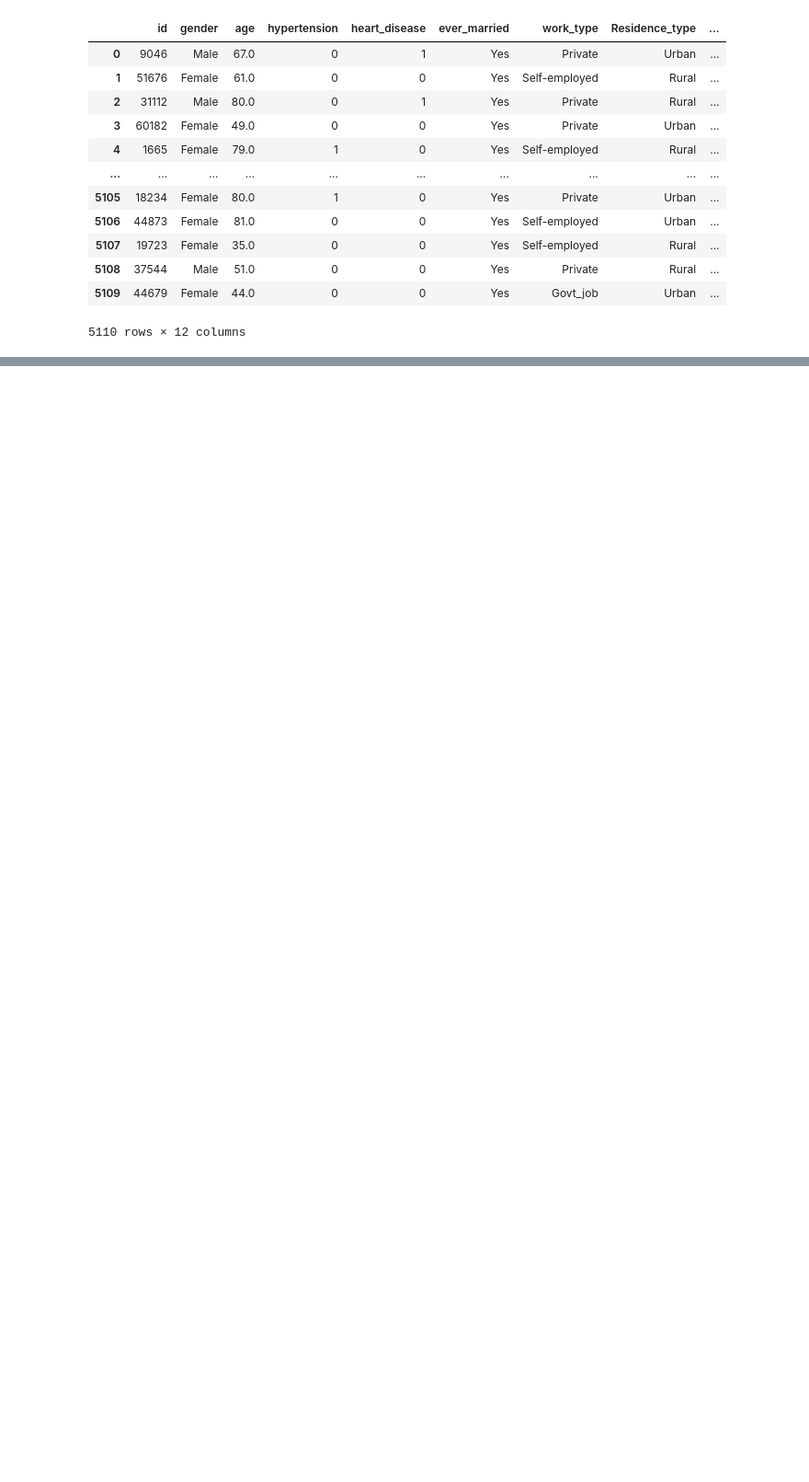
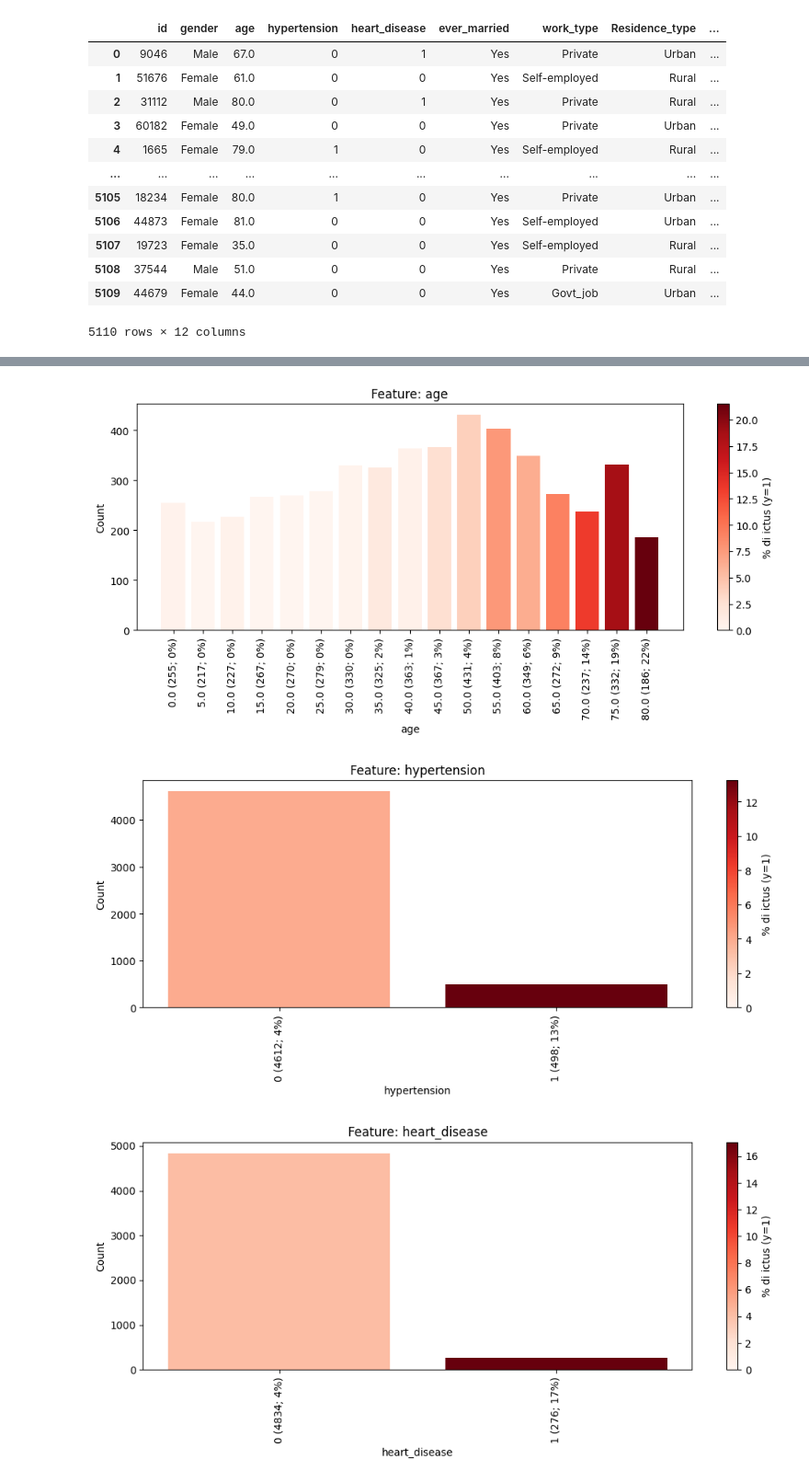
Before and after one commit to davidMarabottini/studio_data_science, a Jupyter notebook: 09-riduzione-dimensionalita/65.2-kernel-pca-on-stroke-dataset.ipynb, the cells around one changed output, grey strips where cells are left out. Shown: that part at 92% size. Saved outputs shown, nothing was run; the diff lists cells and outputs as text; code cells hidden in the pictures; blank space fills up the shorter version.

```diff
--- a/09-riduzione-dimensionalita/65.2-kernel-pca-on-stroke-dataset.ipynb
+++ b/09-riduzione-dimensionalita/65.2-kernel-pca-on-stroke-dataset.ipynb
@@ -40,0 +38,6 @@ y = stroke['stroke'].values
+# %%
+numerical_features = X_pre.select_dtypes(include=np.number).columns
+categorical_features = X_pre.select_dtypes(exclude=np.number).columns
+
+print(f"Numerical features: {numerical_features}")
+print(f"Categorical features: {categorical_features}")
@@ -40,0 +51,43 @@ y = stroke['stroke'].values
+# %%
+def print_features_bar(X, feature, y, type='numerical'):
+    fig, ax = plt.subplots(figsize=(12, 4))
+
+    temp = X.copy()
+    temp['y'] = y
+    temp['bin'] = temp[feature] // 5 * 5 if temp[feature].nunique() > 20 and type=='numerical' else temp[feature]
+
+    grouped = temp.groupby('bin').agg(
+        count = ('y', 'size'),
+        perc_y1 = ('y', lambda x: 100 * (x.sum() / len(x)))
+    ).sort_index()
+
+    cmap = plt.cm.Reds
+    normed = grouped['perc_y1'] / grouped['perc_y1'].max()
+    colors = cmap(normed)
+
+    bars = ax.bar(range(len(grouped)), grouped['count'], color=colors)
+
+    ax.set_title(f'Feature: {feature}')
+    ax.set_xlabel(feature)
+    ax.set_ylabel('Count')
+
+    labels = [
+        f"{label} ({count}; {perc:.0f}%)"
+        for label, count, perc in zip(grouped.index, grouped['count'], grouped['perc_y1'])
+    ]
+    ax.set_xticks(range(len(labels)))
+    ax.set_xticklabels(labels, rotation=90)
+
+    sm = plt.cm.ScalarMappable(cmap=cmap, norm=plt.Normalize(0, grouped['perc_y1'].max()))
+    sm.set_array([])
+    cbar = fig.colorbar(sm, ax=ax)
+    cbar.set_label('% di ictus (y=1)')
+
+    plt.show()
+# %%
+for feature in numerical_features:
+    print_features_bar(X_pre, feature, y_pre)
+# %% [output]
+[figure, added]
+[figure, added]
+[figure, added]
```
Also changed, not shown: parts of 30 cells of this notebook.
